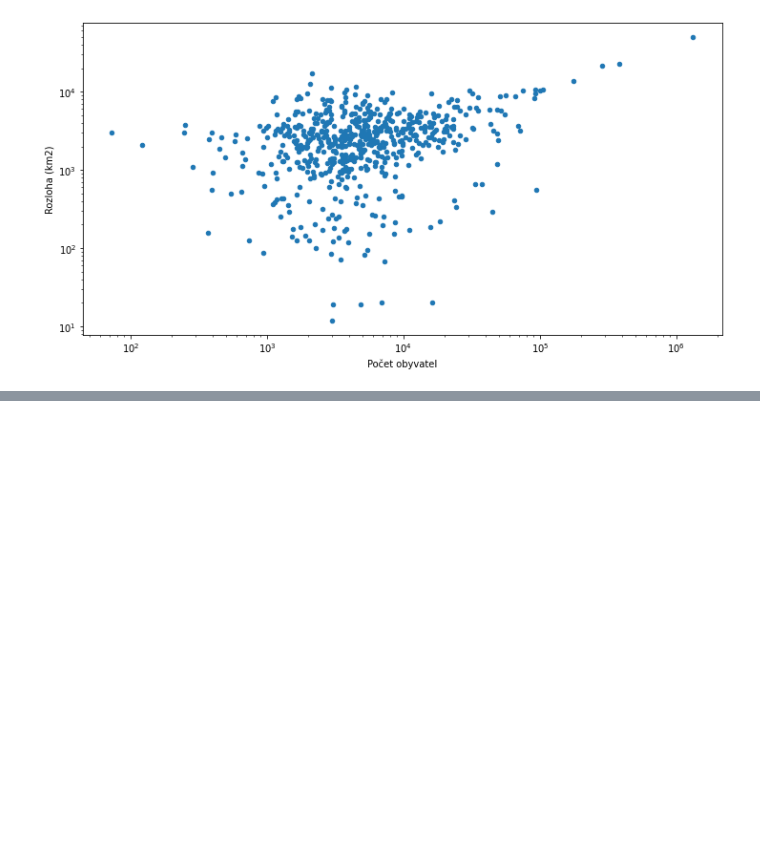
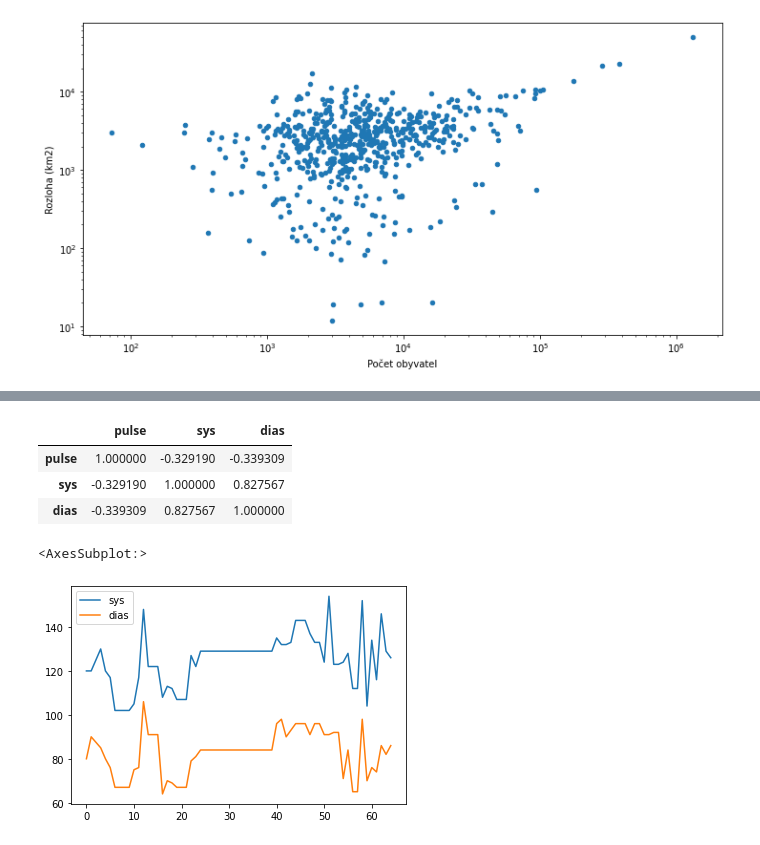
Before and after one commit to matr01/jupyter-hello, a Jupyter notebook: hello-pandas.ipynb, the cells around one changed output, grey strips where cells are left out. Drawn from its saved outputs; the diff is of its cells as text; code cells hidden in the pictures; blank space fills up the shorter version.

```diff
--- a/hello-pandas.ipynb
+++ b/hello-pandas.ipynb
@@ -63,0 +79,3 @@ mesta.plot.scatter(x="Počet obyvatel",y="Rozloha (km2)",logy=True,logx=True,fig
+# %%
+samples = pd.read_csv("data/sensor_data_pressure.csv")
+samples.sample(10)
@@ -63,0 +94,13 @@ mesta.plot.scatter(x="Počet obyvatel",y="Rozloha (km2)",logy=True,logx=True,fig
+# %%
+# filter out outliers
+samples[samples["pulse"] < 150].corr()
+# %% [output]
+|  | pulse | sys | dias |
+| pulse | 1.000000 | -0.329190 | -0.339309 |
+| sys | -0.329190 | 1.000000 | 0.827567 |
+| dias | -0.339309 | 0.827567 | 1.000000 |
+# %%
+samples[samples["pulse"] < 150][["sys","dias"]].plot()
+# %% [output]
+<AxesSubplot:>
+[figure, added]
```
Also changed, not shown: parts of 4 cells of this notebook.
